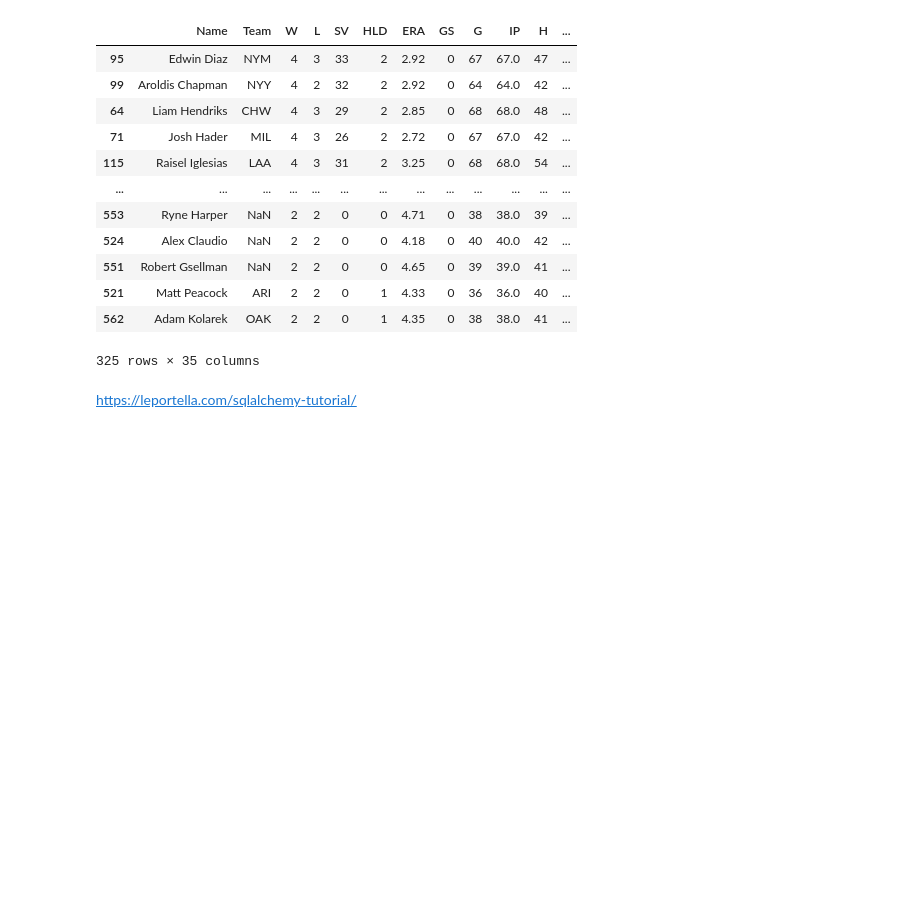
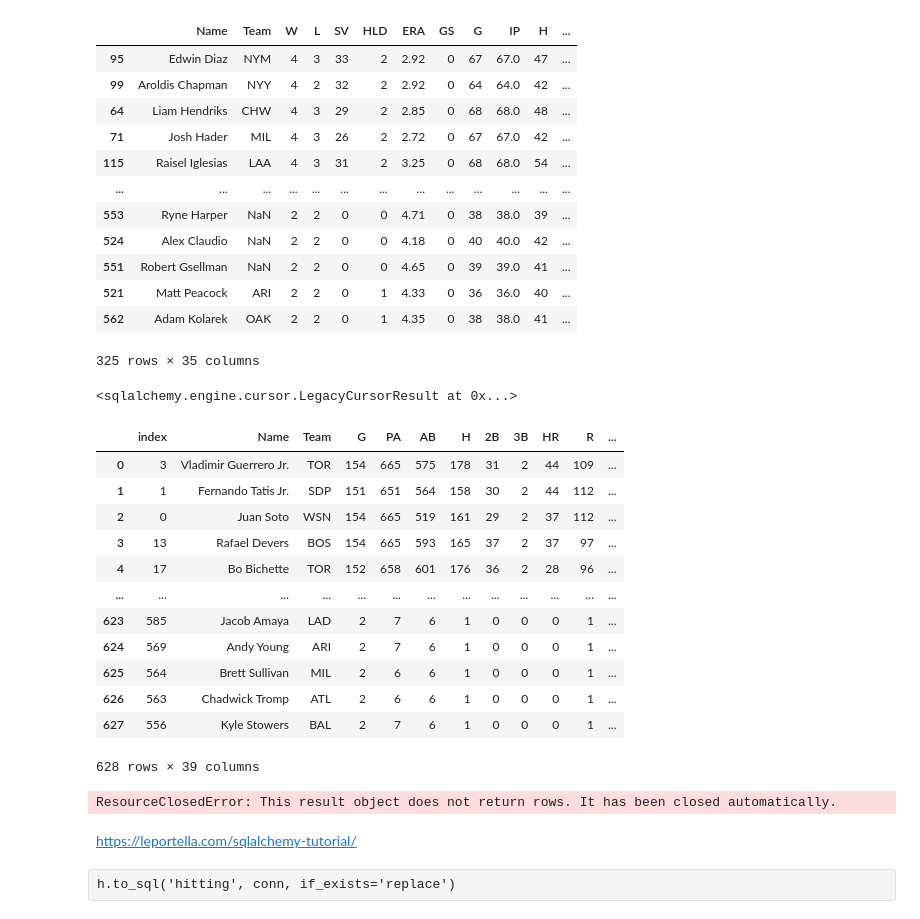
Before and after one commit to haueter19/baseball, a Jupyter notebook: Fantasy Work.ipynb, the cells around one changed output. Saved outputs shown, nothing was run; the diff lists cells and outputs as text; code cells hidden in the pictures; blank space fills up the shorter version.

```diff
--- a/Fantasy Work.ipynb
+++ b/Fantasy Work.ipynb
@@ -313,4 +313,35 @@ p[(p['Primary_Pos']=='RP')]
 | 521 | Matt Peacock | ARI | 2 | 2 | 0 | 1 | 4.33 | 0 | 36 | 36.0 | 40 | ... |
 | 562 | Adam Kolarek | OAK | 2 | 2 | 0 | 1 | 4.35 | 0 | 38 | 38.0 | 41 | ... |
 325 rows × 35 columns
+# %%
+from sqlalchemy import text
+pid = '19611'
+price = 38
+owner = 'Harvey'
+t = text("UPDATE hitting SET Owner='"+owner+"', Paid="+str(price)+" WHERE playerid='"+pid+"'")
+result = conn.execute(t)
+result
+# %% [output]
+<sqlalchemy.engine.cursor.LegacyCursorResult at 0x...>
+# %%
+pd.read_sql('hitting', conn)
+# %% [output]
+|  | index | Name | Team | G | PA | AB | H | 2B | 3B | HR | R | ... |
+| 0 | 3 | Vladimir Guerrero Jr. | TOR | 154 | 665 | 575 | 178 | 31 | 2 | 44 | 109 | ... |
+| 1 | 1 | Fernando Tatis Jr. | SDP | 151 | 651 | 564 | 158 | 30 | 2 | 44 | 112 | ... |
+| 2 | 0 | Juan Soto | WSN | 154 | 665 | 519 | 161 | 29 | 2 | 37 | 112 | ... |
+| 3 | 13 | Rafael Devers | BOS | 154 | 665 | 593 | 165 | 37 | 2 | 37 | 97 | ... |
+| 4 | 17 | Bo Bichette | TOR | 152 | 658 | 601 | 176 | 36 | 2 | 28 | 96 | ... |
+| ... | ... | ... | ... | ... | ... | ... | ... | ... | ... | ... | ... | ... |
+| 623 | 585 | Jacob Amaya | LAD | 2 | 7 | 6 | 1 | 0 | 0 | 0 | 1 | ... |
+| 624 | 569 | Andy Young | ARI | 2 | 7 | 6 | 1 | 0 | 0 | 0 | 1 | ... |
+| 625 | 564 | Brett Sullivan | MIL | 2 | 6 | 6 | 1 | 0 | 0 | 0 | 1 | ... |
+| 626 | 563 | Chadwick Tromp | ATL | 2 | 6 | 6 | 1 | 0 | 0 | 0 | 1 | ... |
+| 627 | 556 | Kyle Stowers | BAL | 2 | 7 | 6 | 1 | 0 | 0 | 0 | 1 | ... |
+628 rows × 39 columns
+# %%
+for i in result:
+    print(i)
+# %% [output]
+ResourceClosedError: This result object does not return rows. It has been closed automatically.
 # %%
@@ -335,0 +362,2 @@ sqlite_connection.close()
+# %% [raw]
+h.to_sql('hitting', conn, if_exists='replace')
```
Also changed, not shown: parts of 8 cells of this notebook, 3 other files.
